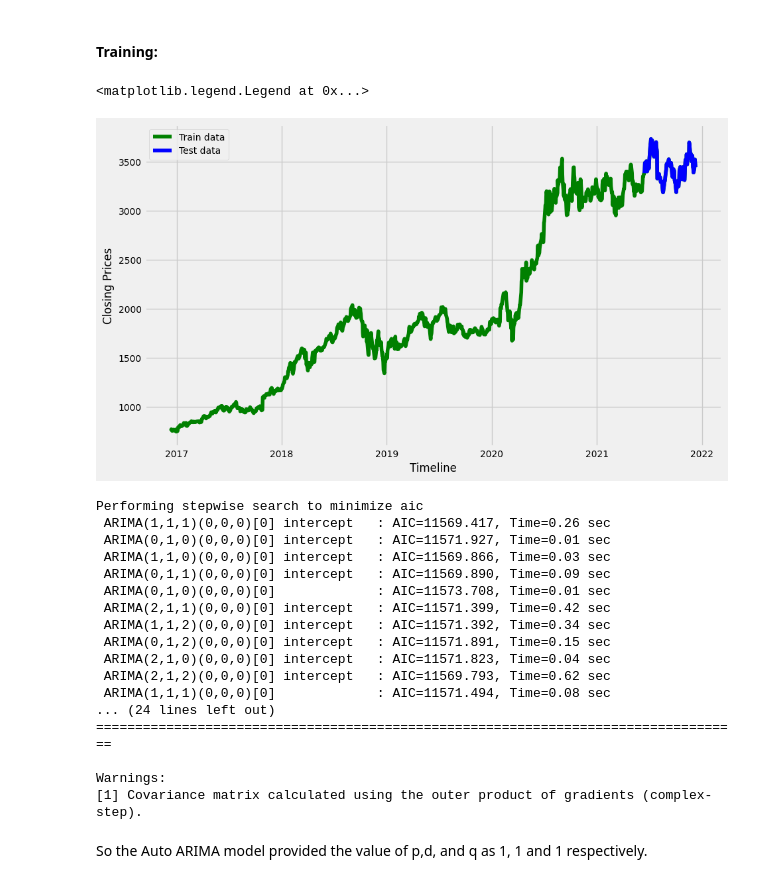
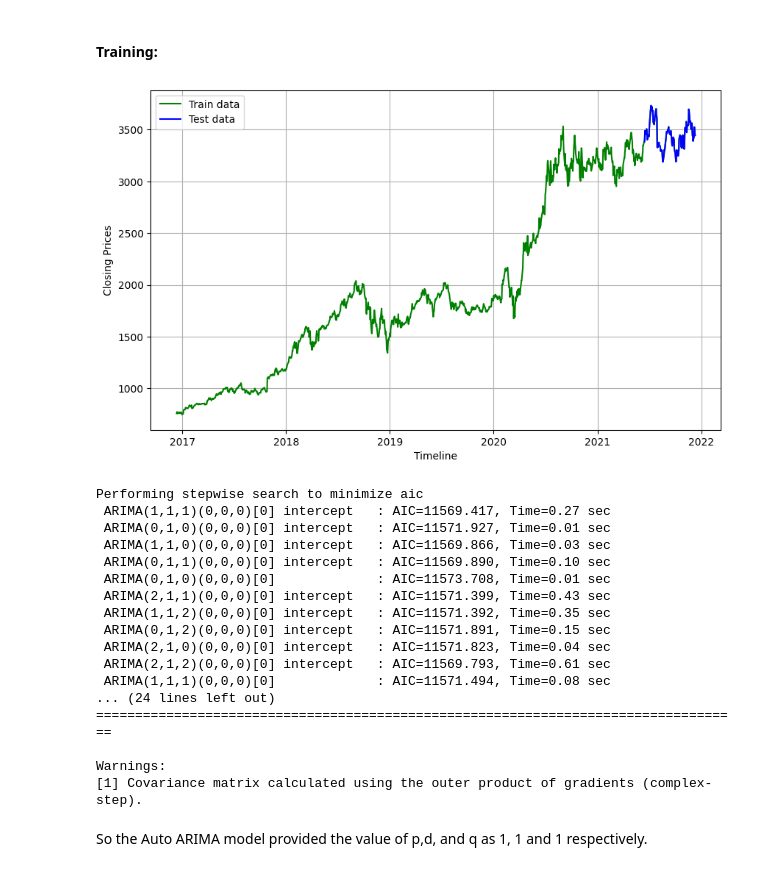
Before and after one commit to HemanthTalla/StockMarketPrediction, a Jupyter notebook: DDA_FinalProject.ipynb, the cells around one changed output. Drawn from its saved outputs; the diff is of its cells as text; code cells hidden in the pictures.

```diff
--- a/DDA_FinalProject.ipynb
+++ b/DDA_FinalProject.ipynb
@@ -225,7 +227,8 @@ for company in company_list:
         column_name = f"MA for {ma} days"
         company[column_name] = company['Adj Close'].rolling(ma).mean().dropna()
 
-plt.style.use("fivethirtyeight")
+plt.rcdefaults()
+plt.rcParams['axes.grid'] = True
 plt.rcParams.update({'font.size': 12})
 
 fig, axes = plt.subplots(nrows=3, ncols=2)
@@ -281,6 +284,7 @@ for i in range(no_of_sets):
     invest_list.append(pct_investment.round(3))
 
 # plot the risk and returns of each portfolio
+plt.rcParams.update({'font.size': 13})
 plt.subplots(figsize=(20,20))
 XY_label = {'family': 'arial', 'color': 'black', 'size': 16}
 plt.suptitle(f'Percentage of investment in {list(returns_val.columns)}',fontsize=20)
@@ -288,6 +292,7 @@ plt.suptitle(f'Percentage of investment in {list(returns_val.columns)}',fontsize
 for i in range(no_of_sets):
     returns_val = returns_val * invest_list[i]
     plt.subplot(int((no_of_sets)/2),2,i+1)
+    plt.grid(True)
     plt.scatter(returns_val.std(),returns_val.mean())
     plt.xlabel('Risk', fontdict = XY_label)
     plt.ylabel('Expected return',fontdict = XY_label)
@@ -310,7 +315,7 @@ import numpy as np
 import pandas as pd
 import matplotlib.pyplot as plt
 plt.rcdefaults()
-plt.style.use('fivethirtyeight')
+plt.rcParams['axes.grid'] = True
 plt.rcParams.update({'font.size': 10})
 from pylab import rcParams
 rcParams['figure.figsize'] = 10, 6
@@ -431,0 +452,2 @@ plt.show()
+# %%
+df_close['diff_1'] = df_close['Close'].diff(periods=1)
@@ -436,17 +477,19 @@ plt.show()
 # %%
 #split data into train and training set
 split_ratio = 0.9
 train_len = int(len(df_close)*split_ratio)
 train_data, test_data = df_close[:train_len], df_close[train_len:]
+# Seperating diff_1 series and excluding first null value
+train_diff, test_diff = train_data['diff_1'][1:], test_data['diff_1'][1:]
 plt.figure(figsize=(10,6))
 plt.grid(True)
 plt.xlabel('Timeline')
 plt.ylabel('Closing Prices')
-plt.plot(df_close, 'green', label='Train data')
-plt.plot(test_data, 'blue', label='Test data')
+plt.plot(df_close['Close'], 'green', label='Train data')
+plt.plot(test_data['Close'], 'blue', label='Test data')
 plt.legend()
+plt.show()
 # %% [output]
-<matplotlib.legend.Legend at 0x...>
-[figure, old version]
+[figure, new version]
 # %%
 def arimamodel(timeseries):
@@ -504,20 +570,20 @@ def score_arima(n_periods, test_timeseries, automodel):
 
     return None
 # %%
-automodel = arimamodel(train_data)
+automodel = arimamodel(train_data['Close'])
 print(automodel.summary())
 # %% [output]
 Performing stepwise search to minimize aic
- ARIMA(1,1,1)(0,0,0)[0] intercept   : AIC=11569.417, Time=0.26 sec
+ ARIMA(1,1,1)(0,0,0)[0] intercept   : AIC=11569.417, Time=0.27 sec
  ARIMA(0,1,0)(0,0,0)[0] intercept   : AIC=11571.927, Time=0.01 sec
  ARIMA(1,1,0)(0,0,0)[0] intercept   : AIC=11569.866, Time=0.03 sec
- ARIMA(0,1,1)(0,0,0)[0] intercept   : AIC=11569.890, Time=0.09 sec
+ ARIMA(0,1,1)(0,0,0)[0] intercept   : AIC=11569.890, Time=0.10 sec
  ARIMA(0,1,0)(0,0,0)[0]             : AIC=11573.708, Time=0.01 sec
- ARIMA(2,1,1)(0,0,0)[0] intercept   : AIC=11571.399, Time=0.42 sec
- ARIMA(1,1,2)(0,0,0)[0] intercept   : AIC=11571.392, Time=0.34 sec
+ ARIMA(2,1,1)(0,0,0)[0] intercept   : AIC=11571.399, Time=0.43 sec
+ ARIMA(1,1,2)(0,0,0)[0] intercept   : AIC=11571.392, Time=0.35 sec
  ARIMA(0,1,2)(0,0,0)[0] intercept   : AIC=11571.891, Time=0.15 sec
  ARIMA(2,1,0)(0,0,0)[0] intercept   : AIC=11571.823, Time=0.04 sec
- ARIMA(2,1,2)(0,0,0)[0] intercept   : AIC=11569.793, Time=0.62 sec
+ ARIMA(2,1,2)(0,0,0)[0] intercept   : AIC=11569.793, Time=0.61 sec
  ARIMA(1,1,1)(0,0,0)[0]             : AIC=11571.494, Time=0.08 sec
 ... (24 lines left out)
 ===================================================================================
```
Also changed, not shown: parts of 43 cells of this notebook, 1 other file.
